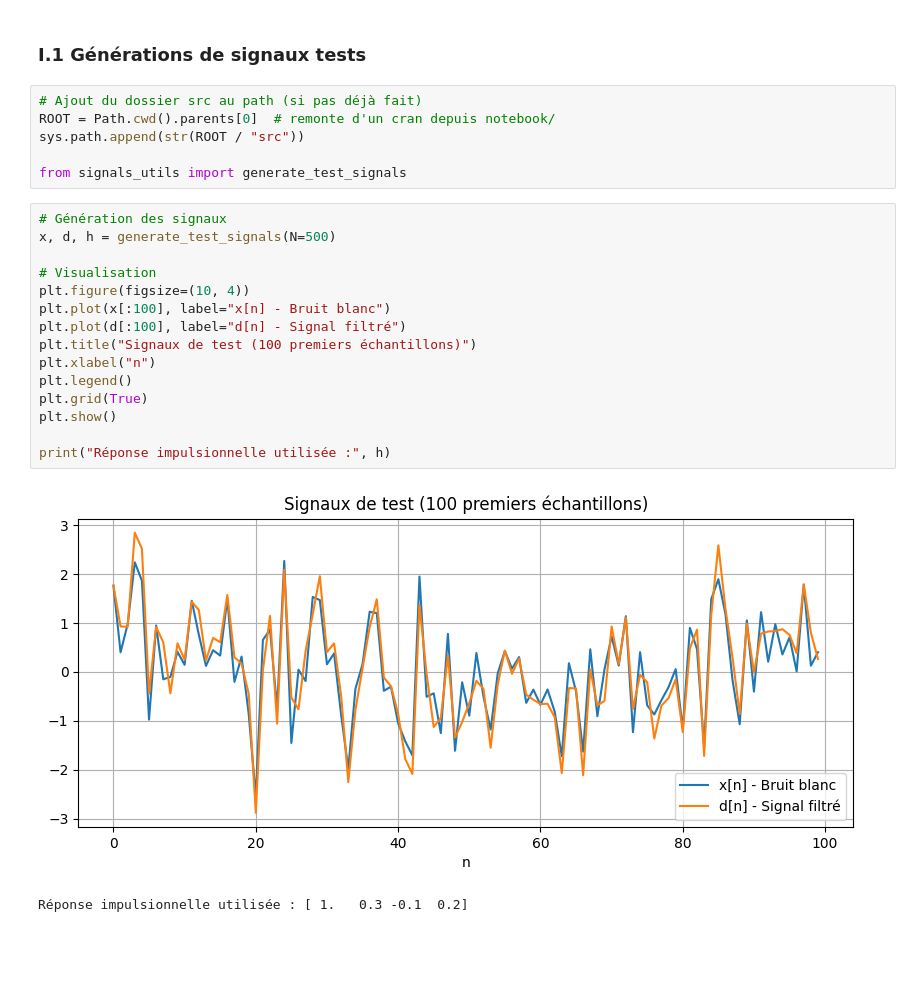
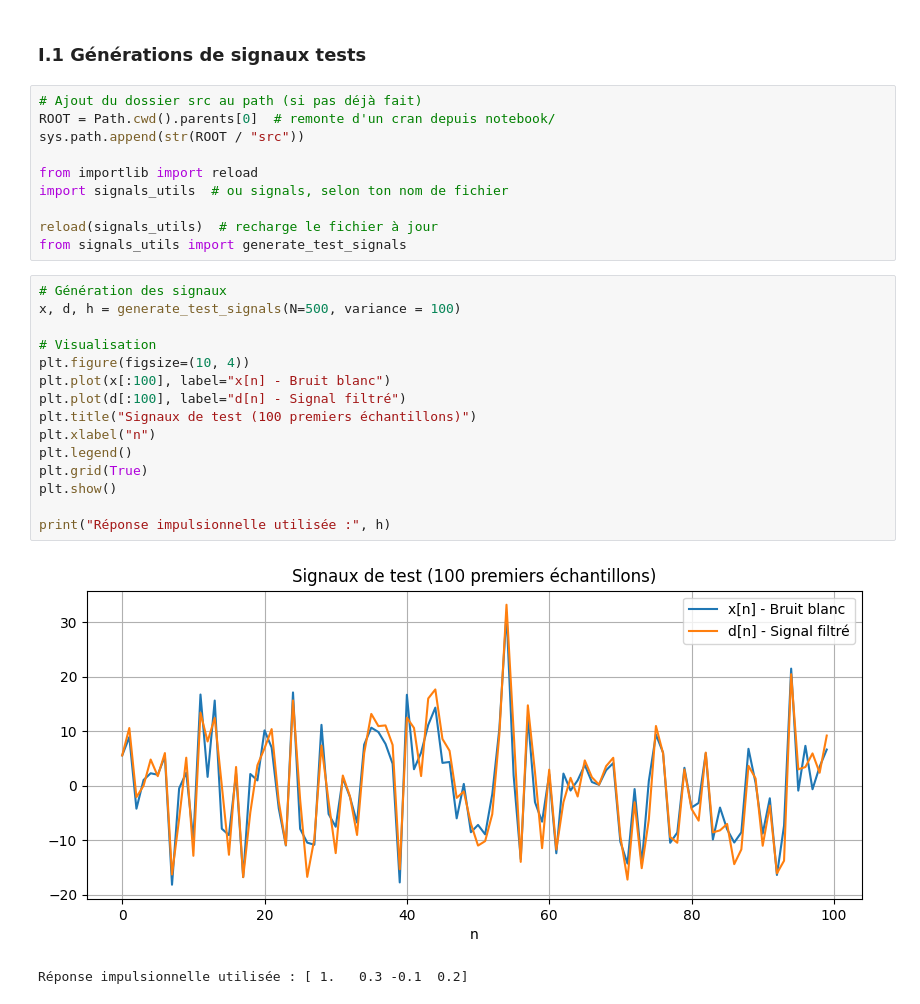
Before and after one commit to PailBoy/TP_SIGNAL_AVANCE, a Jupyter notebook: TP1/notebook/TP_LMS_IMAHO_EL_BOUROUMI.ipynb, the cells around one changed output. Cells and saved outputs as stored; diff of their text form; blank space fills up the shorter version.

```diff
--- a/TP1/notebook/TP_LMS_IMAHO_EL_BOUROUMI.ipynb
+++ b/TP1/notebook/TP_LMS_IMAHO_EL_BOUROUMI.ipynb
@@ -13,22 +13,26 @@ import matplotlib.pyplot as plt
 ROOT = Path.cwd().parents[0]  # remonte d'un cran depuis notebook/
 sys.path.append(str(ROOT / "src"))
 
+from importlib import reload
+import signals_utils  # ou signals, selon ton nom de fichier
+
+reload(signals_utils)  # recharge le fichier à jour
 from signals_utils import generate_test_signals
 # %%
 # Génération des signaux
-x, d, h = generate_test_signals(N=500)
+x, d, h = generate_test_signals(N=500, variance = 100)
 
 # Visualisation
 plt.figure(figsize=(10, 4))
 plt.plot(x[:100], label="x[n] - Bruit blanc")
 plt.plot(d[:100], label="d[n] - Signal filtré")
 plt.title("Signaux de test (100 premiers échantillons)")
 plt.xlabel("n")
 plt.legend()
 plt.grid(True)
 plt.show()
 
 print("Réponse impulsionnelle utilisée :", h)
 # %% [output]
-[figure, old version]
+[figure, new version]
 Réponse impulsionnelle utilisée : [ 1.   0.3 -0.1  0.2]
```
Also changed, not shown: 1 other file.
